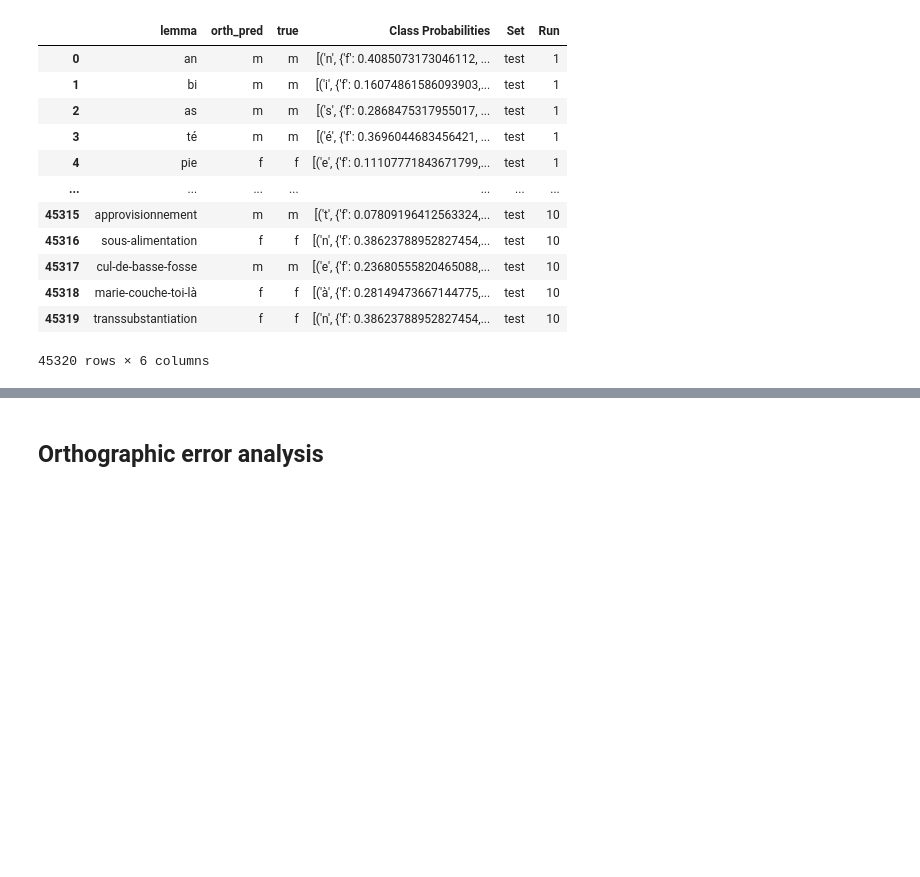
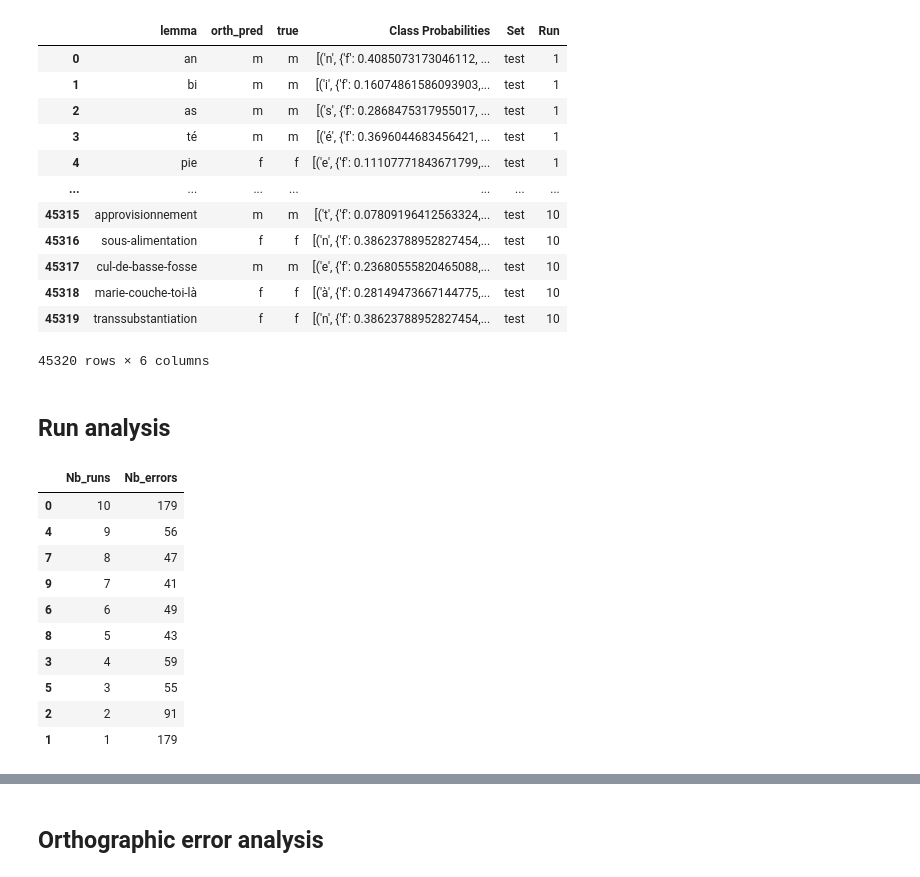
Before and after one commit to obonami/gender_prediction, a Jupyter notebook: src/orth_pred_analysis.ipynb, the cells around one changed output, grey strips where cells are left out. Drawn from its saved outputs; the diff is of its cells as text; code cells hidden in the pictures; blank space fills up the shorter version.

```diff
--- a/src/orth_pred_analysis.ipynb
+++ b/src/orth_pred_analysis.ipynb
@@ -59,3 +59,36 @@ orth_preds_x10
 | 45318 | marie-couche-toi-là | f | f | [('à', {'f': 0.28149473667144775,... | test | 10 |
 | 45319 | transsubstantiation | f | f | [('n', {'f': 0.38623788952827454,... | test | 10 |
 45320 rows × 6 columns
+# %% [markdown]
+## Run analysis
+# %%
+# We want to know how many errors are the same over all runs
+errors = orth_preds_x10[orth_preds_x10['orth_pred'] != orth_preds_x10['true']]
+error_counts = errors.groupby('lemma').agg({
+    'Run':'nunique',
+    'orth_pred': most_common,
+    'true': 'first'
+    })  \
+    .reset_index() \
+    .sort_values(by='Run', ascending=False)\
+    .rename(columns={'Run': 'Nb_runs'})
+
+# check if each lemma has different values in the 'orth_pred' column depending on the runs
+orth_pred_counts = errors.groupby('lemma')['orth_pred'].nunique().reset_index()
+len(orth_pred_counts[orth_pred_counts['orth_pred'] > 1])                                # THere are no lemmas that have different gender predictions
+
+run_counts = error_counts['Nb_runs'].value_counts().reset_index()
+run_counts.columns = ['Nb_runs', 'Nb_errors']
+run_counts.sort_values(by="Nb_runs", ascending=False)
+# %% [output]
+|  | Nb_runs | Nb_errors |
+| 0 | 10 | 179 |
+| 4 | 9 | 56 |
+| 7 | 8 | 47 |
+| 9 | 7 | 41 |
+| 6 | 6 | 49 |
+| 8 | 5 | 43 |
+| 3 | 4 | 59 |
+| 5 | 3 | 55 |
+| 2 | 2 | 91 |
+| 1 | 1 | 179 |
```
Also changed, not shown: parts of 9 cells of this notebook, 1 other file.
